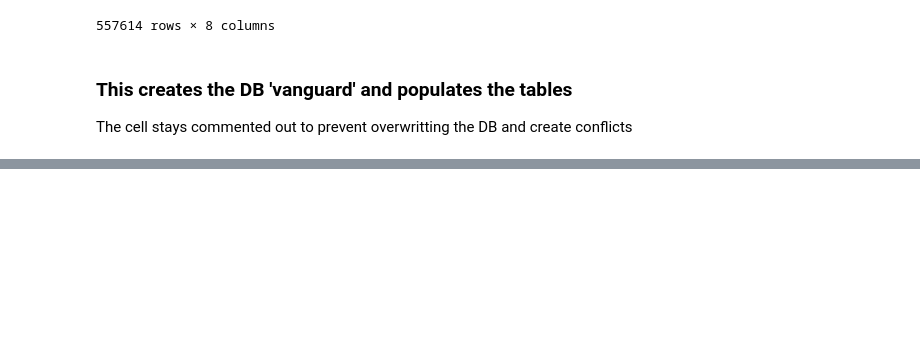
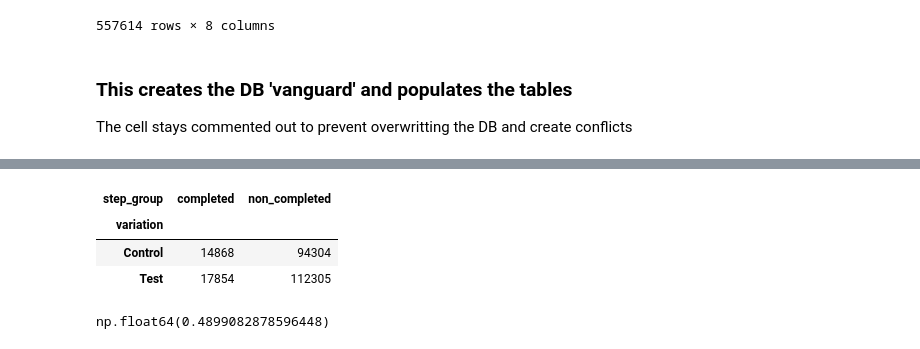
Before and after one commit to arnaurr94/vanguard-ab-test, a Jupyter notebook: dataframes.ipynb, the cells around one changed output, grey strips where cells are left out. Saved outputs shown, nothing was run; the diff lists cells and outputs as text; code cells hidden in the pictures; blank space fills up the shorter version.

```diff
--- a/dataframes.ipynb
+++ b/dataframes.ipynb
@@ -395,0 +450,7 @@ anls.query_db(query)
+# %%
+crosstab
+# %% [output]
+| step_group | completed | non_completed |
+| variation |  |  |
+| Control | 14868 | 94304 |
+| Test | 17854 | 112305 |
@@ -395,0 +461,4 @@ anls.query_db(query)
+# %%
+p_value
+# %% [output]
+np.float64(0.4899082878596448)
```
Also changed, not shown: parts of 9 cells of this notebook.
